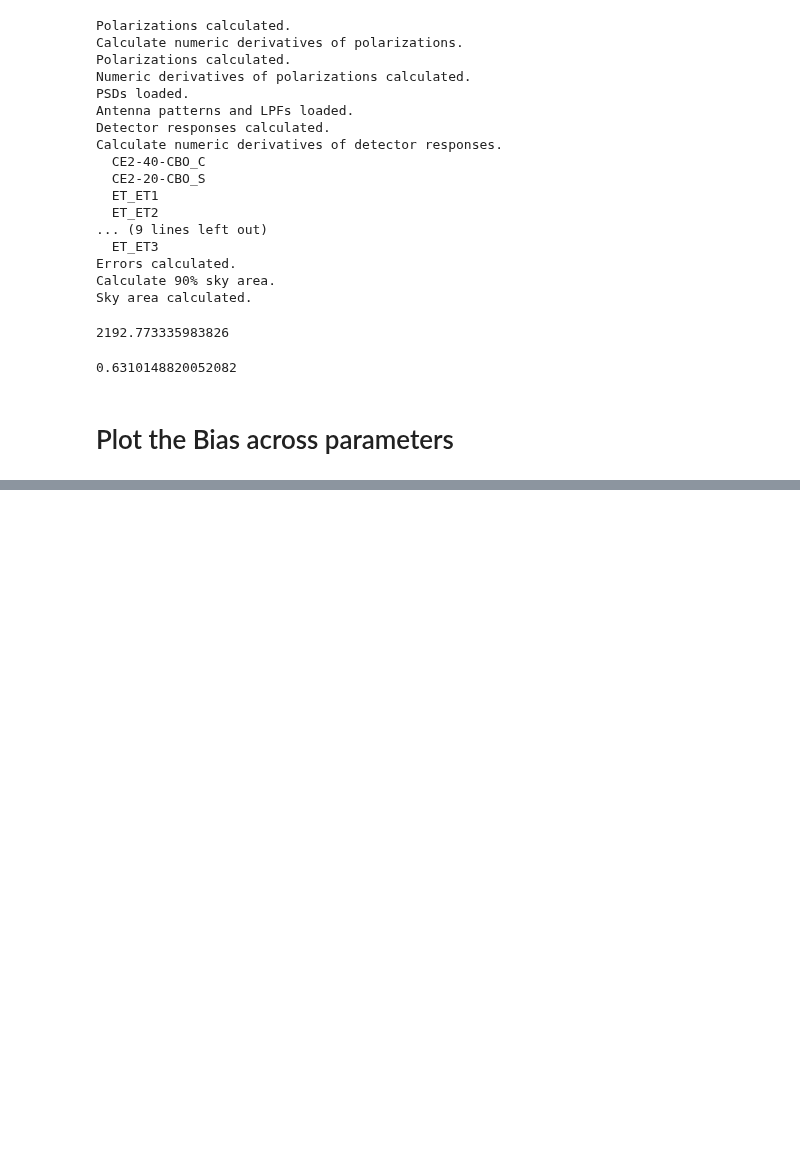
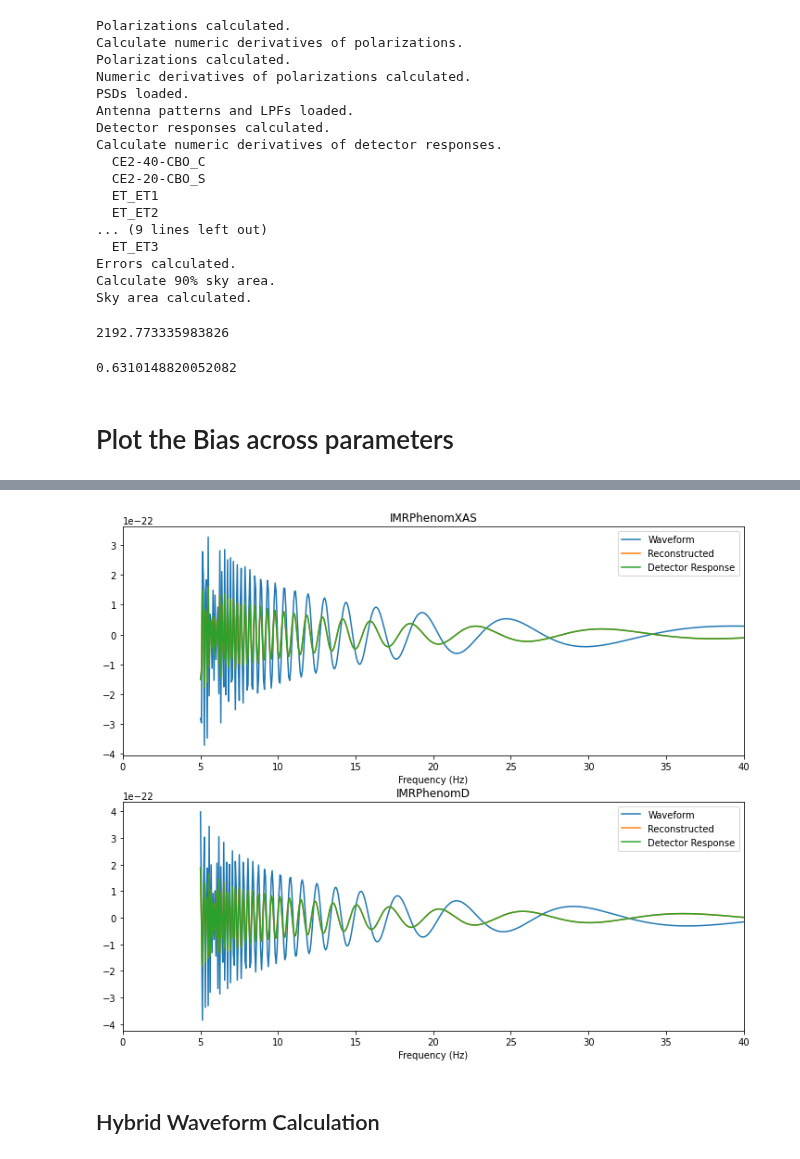
Before and after one commit to veome22/hybrid_waveforms, a Jupyter notebook: gwbench_bias_calc.ipynb, the cells around one changed output, grey strips where cells are left out. Cells and saved outputs as stored; diff of their text form; code cells hidden in the pictures; blank space fills up the shorter version.

```diff
--- a/gwbench_bias_calc.ipynb
+++ b/gwbench_bias_calc.ipynb
@@ -200,0 +210,42 @@ plt.show()
+# %%
+def waveform_to_det_response(hp, hc, inj_params, detector):
+    Mc = inj_params["Mc"]
+    tc = inj_params["tc"]
+    ra = inj_params["ra"]
+    dec = inj_params["dec"]
+    psi = inj_params["psi"]
+    gmst0 = inj_params["gmst0"]
+    use_rot = 0
+
+    f = detector.f
+    loc = detector.loc
+
+    Fp, Fc, Flp = gw_ap.antenna_pattern_and_loc_phase_fac(f,Mc,tc,ra,dec,psi,gmst0,loc,use_rot)
+    return Flp * (Fp * hp + Fc * hc)
+# %%
+h1_response = waveform_to_det_response(net1.hfp, net1.hfc, inj_params, net1.detectors[0])
+h2_response = waveform_to_det_response(net2.hfp, net2.hfc, inj_params, net2.detectors[0])
+# %%
+f, (ax)= plt.subplots(2, 1,  figsize=(12,10))
+
+ax[0].plot(net1.f, np.real(net1.hfp), label="Waveform")
+ax[0].plot(net1.f, np.real(h1_response), label="Reconstructed")
+ax[0].plot(net1.detectors[0].f, np.real(net1.detectors[0].hf), label="Detector Response")
+ax[0].set_xlabel("Frequency (Hz)")
+ax[0].set_title("IMRPhenomXAS")
+ax[0].set_xlim(0, 40)
+ax[0].legend()
+
+ax[1].plot(net2.f, np.real(net2.hfp), label="Waveform")
+ax[1].plot(net2.f, np.real(h2_response), label="Reconstructed")
+ax[1].plot(net2.detectors[0].f, np.real(net2.detectors[0].hf), label="Detector Response")
+ax[1].set_xlabel("Frequency (Hz)")
+ax[1].set_title("IMRPhenomD")
+ax[1].set_xlim(0, 40)
+ax[1].legend()
+
+plt.show()
+# %% [output]
+[figure, added]
+# %% [markdown]
+## Hybrid Waveform Calculation
```
Also changed, not shown: parts of 19 cells of this notebook, 1 other file.
